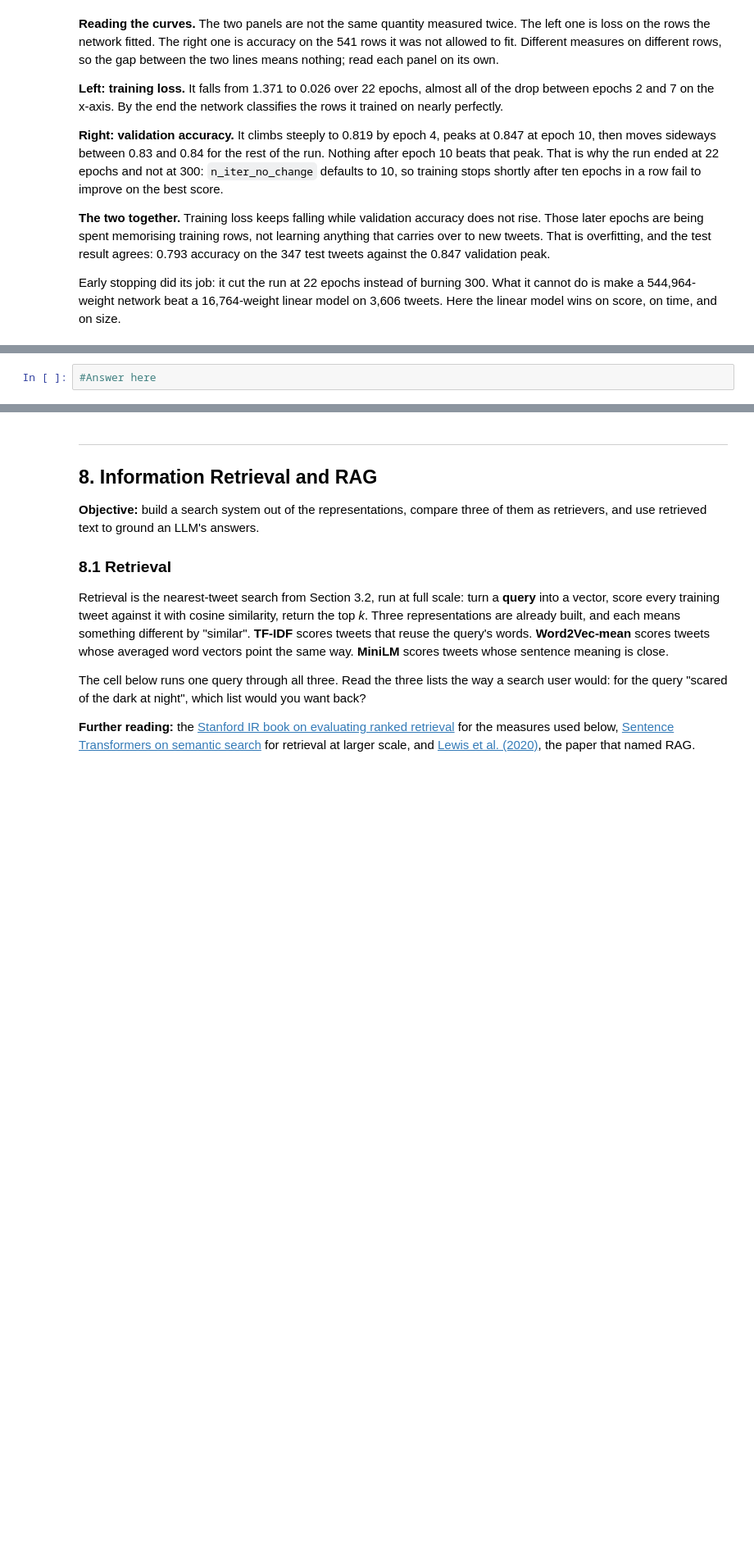
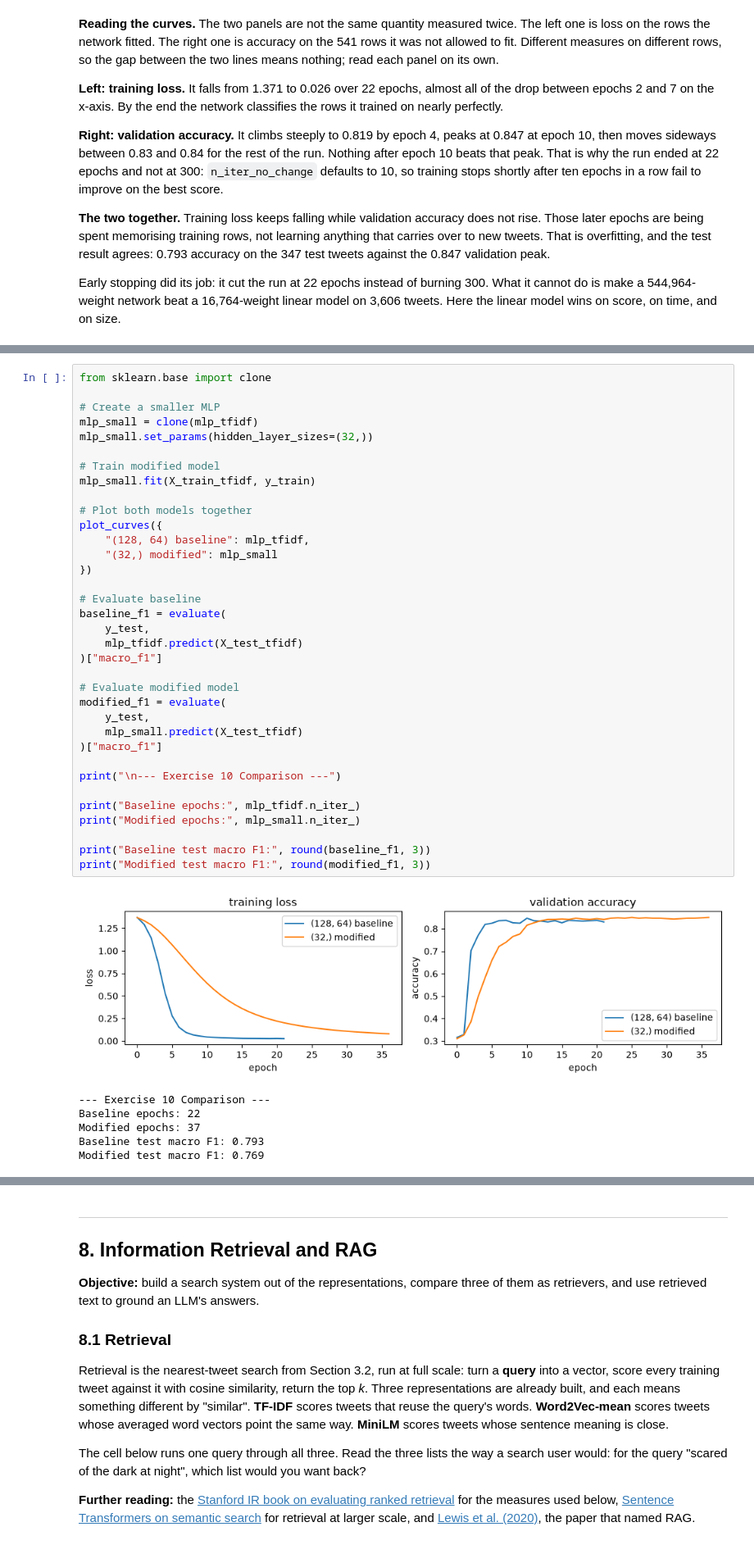
Before and after one commit to momoko-1234/DM2026-Lab2-Exercise-main, a Jupyter notebook: DM2026-Lab2-Exercise-main/DM2026-Lab2-Master.ipynb, the cells around one changed output, grey strips where cells are left out. Shown at 82% size. Drawn from its saved outputs; the diff is of its cells as text; blank space fills up the shorter version.

```diff
--- a/DM2026-Lab2-Exercise-main/DM2026-Lab2-Master.ipynb
+++ b/DM2026-Lab2-Exercise-main/DM2026-Lab2-Master.ipynb
@@ -1457,2 +2395,42 @@ print("baseline: epochs", len(mlp_tfidf.loss_curve_),
 # %%
-#Answer here
+from sklearn.base import clone
+
+# Create a smaller MLP
+mlp_small = clone(mlp_tfidf)
+mlp_small.set_params(hidden_layer_sizes=(32,))
+
+# Train modified model
+mlp_small.fit(X_train_tfidf, y_train)
+
+# Plot both models together
+plot_curves({
+    "(128, 64) baseline": mlp_tfidf,
+    "(32,) modified": mlp_small
+})
+
+# Evaluate baseline
+baseline_f1 = evaluate(
+    y_test,
+    mlp_tfidf.predict(X_test_tfidf)
+)["macro_f1"]
+
+# Evaluate modified model
+modified_f1 = evaluate(
+    y_test,
+    mlp_small.predict(X_test_tfidf)
+)["macro_f1"]
+
+print("\n--- Exercise 10 Comparison ---")
+
+print("Baseline epochs:", mlp_tfidf.n_iter_)
+print("Modified epochs:", mlp_small.n_iter_)
+
+print("Baseline test macro F1:", round(baseline_f1, 3))
+print("Modified test macro F1:", round(modified_f1, 3))
+# %% [output]
+[figure, added]
+--- Exercise 10 Comparison ---
+Baseline epochs: 22
+Modified epochs: 37
+Baseline test macro F1: 0.793
+Modified test macro F1: 0.769
```
Also changed, not shown: parts of 41 cells of this notebook, 3 other files.
